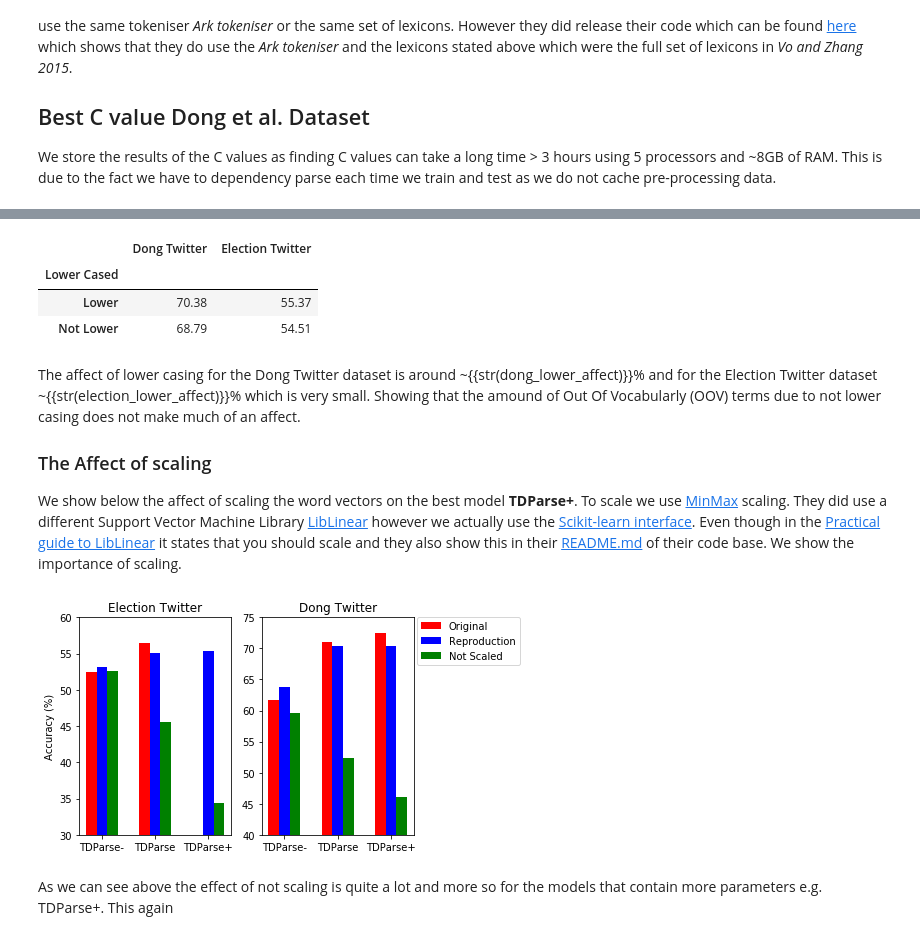
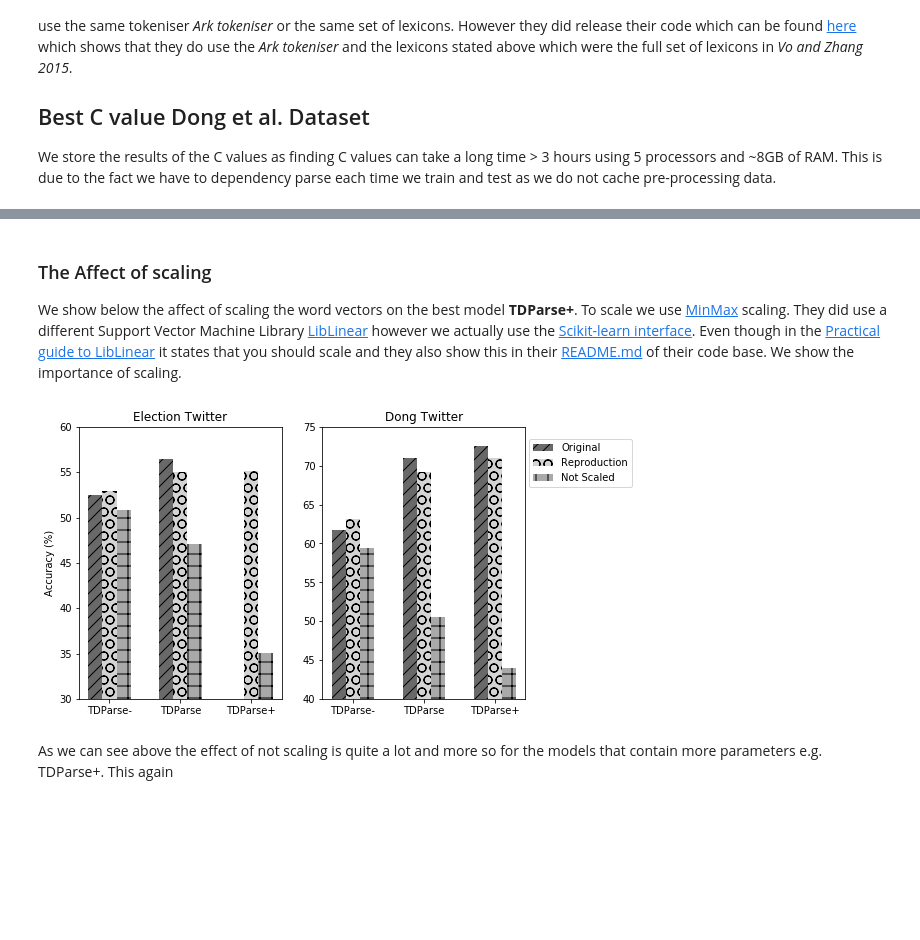
Before and after one commit to apmoore1/Bella, a Jupyter notebook: notebooks/TDParse.ipynb, the cells around one changed output, grey strips where cells are left out. Drawn from its saved outputs; the diff is of its cells as text; code cells hidden in the pictures; blank space fills up the shorter version.

```diff
--- a/notebooks/TDParse.ipynb
+++ b/notebooks/TDParse.ipynb
@@ -243,3 +246,6 @@ By default and the results thus far have used configuration 2. from the list abo
+# %% [markdown]
+### The Affect of scaling
+We show below the affect of scaling the word vectors on the best model **TDParse+**. To scale we use [MinMax](http://scikit-learn.org/stable/modules/generated/sklearn.preprocessing.MinMaxScaler.html) scaling. They did use a different Support Vector Machine Library [LibLinear](https://www.csie.ntu.edu.tw/~cjlin/liblinear/) however we actually use the [Scikit-learn interface](http://scikit-learn.org/stable/modules/generated/sklearn.svm.LinearSVC.html). Even though in the [Practical guide to LibLinear](https://www.csie.ntu.edu.tw/~cjlin/papers/guide/guide.pdf) it states that you should scale and they also show this in their [README.md](https://github.com/bluemonk482/tdparse) of their code base. We show the importance of scaling.
 # %%
 datasets = {'Dong Twitter' : (dong_train, dong_test),
             'Election Twitter' : (election_train, election_test)}
@@ -273,55 +277,3 @@ with Pool(4) as pool:
-# %%
-columns = ['Dong Twitter', 'Election Twitter']
-lower_results_df = pd.DataFrame(np.zeros((2, 2)), columns=columns)
-lower_results_df['Lower Cased'] = ['Lower', 'Not Lower']
-lower_results_df = lower_results_df.set_index('Lower Cased')
-for result in lower_results:
-    column, index, accuracy = result
-    lower_results_df[column][index] = accuracy
-lower_results_df = (lower_results_df * 100).round(2)
-dong_results = lower_results_df['Dong Twitter']
-dong_lower_affect = dong_results['Lower'] - dong_results['Not Lower']
-election_results = lower_results_df['Election Twitter']
-election_lower_affect = election_results['Lower'] - election_results['Not Lower']
-lower_results_df
-# %% [output]
-|  | Dong Twitter | Election Twitter |
-| Lower Cased |  |  |
-| Lower | 70.38 | 55.37 |
-| Not Lower | 68.79 | 54.51 |
-# %% [markdown]
-The affect of lower casing for the Dong Twitter dataset is around ~{{str(dong_lower_affect)}}% and for the Election Twitter dataset ~{{str(election_lower_affect)}}% which is very small. Showing that the amound of Out Of Vocabularly (OOV) terms due to not lower casing does not make much of an affect.
-
-### The Affect of scaling
-We show below the affect of scaling the word vectors on the best model **TDParse+**. To scale we use [MinMax](http://scikit-learn.org/stable/modules/generated/sklearn.preprocessing.MinMaxScaler.html) scaling. They did use a different Support Vector Machine Library [LibLinear](https://www.csie.ntu.edu.tw/~cjlin/liblinear/) however we actually use the [Scikit-learn interface](http://scikit-learn.org/stable/modules/generated/sklearn.svm.LinearSVC.html). Even though in the [Practical guide to LibLinear](https://www.csie.ntu.edu.tw/~cjlin/papers/guide/guide.pdf) it states that you should scale and they also show this in their [README.md](https://github.com/bluemonk482/tdparse) of their code base. We show the importance of scaling.
-# %%
-datasets = {'Dong Twitter' : (dong_train, dong_test),
-            'Election Twitter' : (election_train, election_test)}
-
-def scores_dataset(model, model_name, scaled_name, parameters, train, test, dataset_name):
-    model.fit(train.data(), train.sentiment_data(), params=parameters)
-    predictions = model.predict(test.data())
-    acc_score = model.score(test.sentiment_data(), predictions, accuracy_score)
-    return dataset_name, scaled_name, model_name, acc_score
-scaled_values = {'Scaled' : True, 'Not Scaled' : False}
-scaled_params = []
-for dataset_name, dataset in datasets.items():
-    train, test = dataset
-    for model_name, model in models.items():
-        for scaled_name, scaled_value in scaled_values.items():
-            params = {**model_parameters[model_name]}
-            params['scale'] = scaled_value
-            if dataset_name == 'Dong Twitter':
-                params['C'] = model_c_value_dong[model_name]
-            elif dataset_name == 'Election Twitter':
-                params['C'] = model_c_value_elections[model_name]
-            else:
-                raise ValueError('Dataset name does not exist {}'\
-                                 .format(dataset_name))
-            params = model.get_params(**params)
-            scaled_params.append((model, model_name, scaled_name, params, train, test, dataset_name))
-with Pool(4) as pool:
-    scaled_results = pool.starmap(scores_dataset, scaled_params)
 # %%
 original_results = [('Dong Twitter', 'Original', 'TDParse-', 61.70),
                     ('Dong Twitter', 'Original', 'TDParse', 71.00),
@@ -353,41 +305,44 @@ ordered_ns_values = [ns_values[index_model[index]] for index in range(num_models
 
 ind = np.arange(num_models)
 width = 0.2
+figure = plt.figure()
+figure.set_size_inches(8,5)
 ax = plt.subplot(1, 2, 2)
-original_bar = ax.bar(ind, ordered_original_values, width, color='r')
-scaled_bar = ax.bar(ind + width, ordered_scaled_values, width, color='b')
-ns_bar = ax.bar(ind + (2 * width), ordered_ns_values, width, color='g')
+original_bar = ax.bar(ind, ordered_original_values, width, color='dimgrey', hatch='//')
+scaled_bar = ax.bar(ind + width, ordered_scaled_values, width, color='lightgray', hatch='O')
+ns_bar = ax.bar(ind + (2 * width), ordered_ns_values, width, color='darkgray', hatch='+')
 
 ax.set_xticks(ind + width)
 ax.set_ylim([40 ,75])
 model_names = [index_model[index] for index in range(num_models)]
 ax.set_xticklabels(model_names)
 ax.set_title('Dong Twitter')
 leg = ax.legend((original_bar[0], scaled_bar[0], ns_bar), ('Original', 'Reproduction', 'Not Scaled'),
                 loc = (1.02,0.78))
 
 # Plotting the election results
 scaled_values = {result[1] : result[2] * 100 for result in election_results if result[0] == 'Scaled'}
 ordered_scaled_values = [scaled_values[index_model[index]] for index in range(num_models)]
 original_values = {result[1] : result[2] for result in election_results if result[0] == 'Original'}
 ordered_original_values = [original_values[index_model[index]] for index in range(num_models)]
 ns_values = {result[1] : result[2] * 100 for result in election_results if result[0] == 'Not Scaled'}
 ordered_ns_values = [ns_values[index_model[index]] for index in range(num_models)]
 
 ax = plt.subplot(1, 2, 1)
-original_bar = ax.bar(ind, ordered_original_values, width, color='r')
-scaled_bar = ax.bar(ind + width, ordered_scaled_values, width, color='b')
-ns_bar = ax.bar(ind + (2 * width), ordered_ns_values, width, color='g')
+original_bar = ax.bar(ind, ordered_original_values, width, color='dimgrey', hatch='//')
+scaled_bar = ax.bar(ind + width, ordered_scaled_values, width, color='lightgray', hatch='O')
+ns_bar = ax.bar(ind + (2 * width), ordered_ns_values, width, color='darkgray', hatch='+')
 
 ax.set_xticks(ind + width)
 ax.set_ylim([30 ,60])
 model_names = [index_model[index] for index in range(num_models)]
 ax.set_xticklabels(model_names)
 ax.set_title('Election Twitter')
 ax.set_ylabel('Accuracy (%)')
-plt.show()
+figure.savefig('TDParse Final Results.png', dpi=300, bbox_extra_artists=(leg,), bbox_inches='tight')
+figure.show()
 # %% [output]
-[figure, old version]
+[figure, new version]
 # %% [markdown]
 As we can see above the effect of not scaling is quite a lot and more so for the models that contain more parameters e.g. TDParse+. This again
 # %% [markdown]
```
Also changed, not shown: parts of 21 cells of this notebook.
